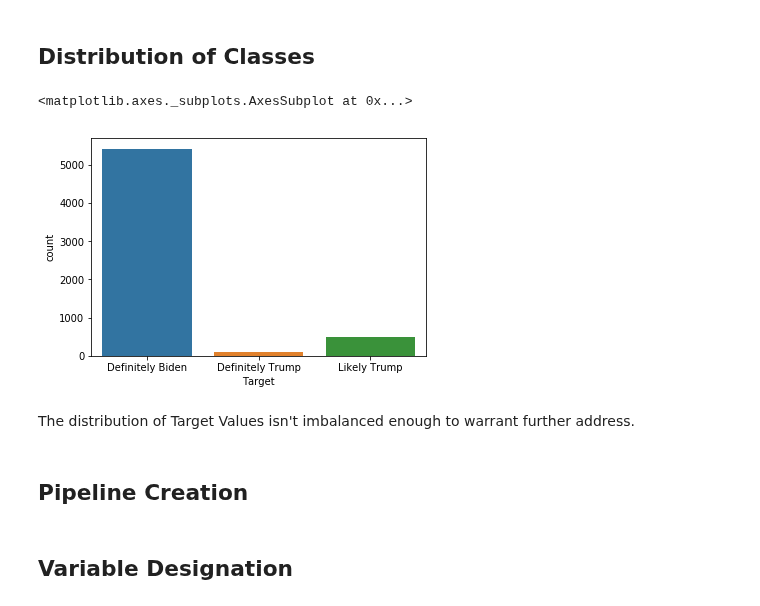
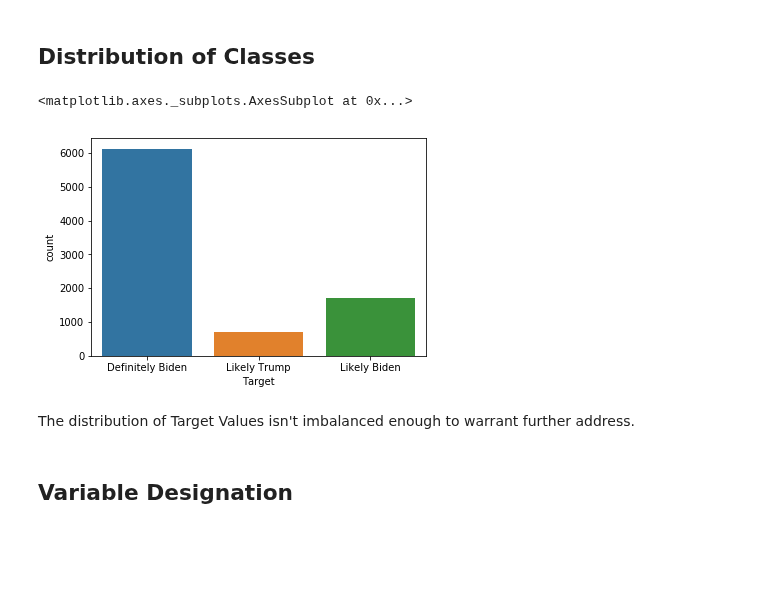
Before and after one commit to jdsmithwes/Capstone-Project, a Jupyter notebook: Models.ipynb, the cells around one changed output. Cells and saved outputs as stored; diff of their text form; code cells hidden in the pictures; blank space fills up the shorter version.

```diff
--- a/Models.ipynb
+++ b/Models.ipynb
@@ -8,15 +8,13 @@ import datetime as dt
 ## Distribution of Classes
 # %%
 #Distribution of Target Values
-Master_tweet_df = pd.read_csv('data/Master_Tweet_notebook.csv')
+Master_tweet_df = pd.read_csv('data/Master_Tweet_modelready.csv')
 sns.countplot(x='Target',data=Master_tweet_df)
 # %% [output]
 <matplotlib.axes._subplots.AxesSubplot at 0x...>
-[figure, old version]
+[figure, new version]
 # %% [markdown]
 The distribution of Target Values isn't imbalanced enough to warrant further address.
-# %% [markdown]
-## Pipeline Creation
 # %%
 from sklearn.pipeline import Pipeline
 from sklearn.preprocessing import StandardScaler, OneHotEncoder
```
Also changed, not shown: parts of 19 cells of this notebook, 5 other files.
